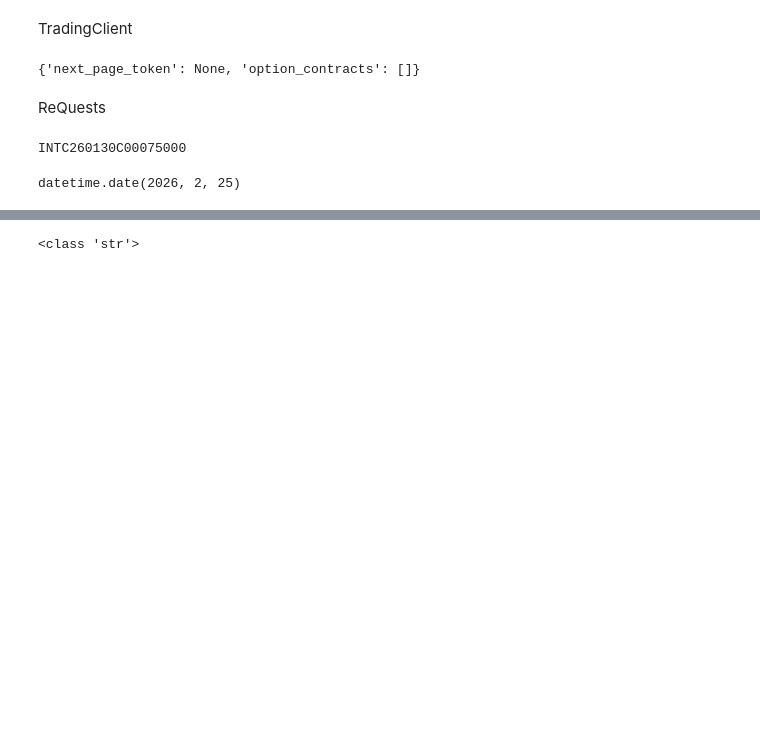
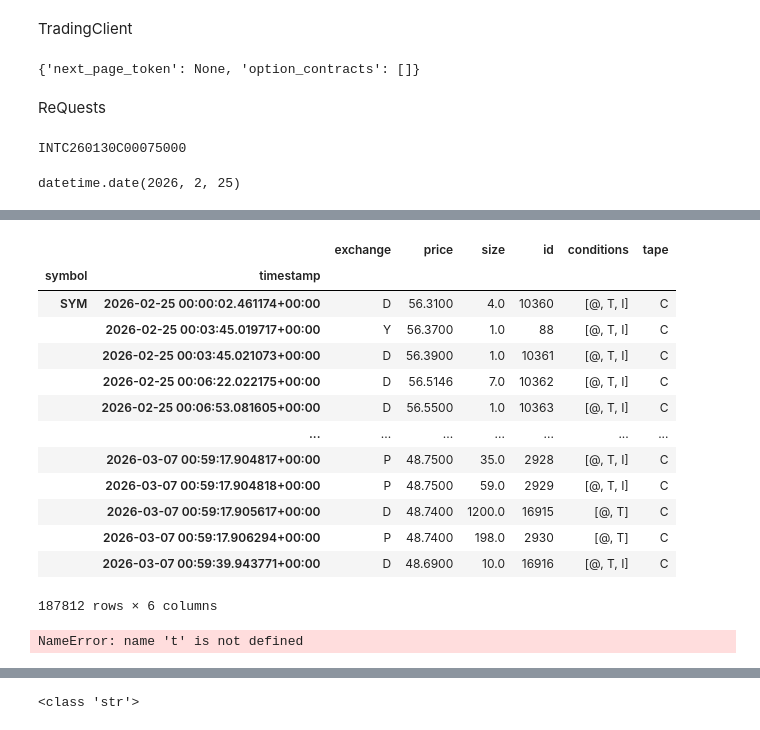
Before and after one commit to Francisleon102/Investing, a Jupyter notebook: main.ipynb, the cells around one changed output, grey strips where cells are left out. Saved outputs shown, nothing was run; the diff lists cells and outputs as text; code cells hidden in the pictures; blank space fills up the shorter version.

```diff
--- a/main.ipynb
+++ b/main.ipynb
@@ -255,3 +233,51 @@ app.exec()
+# %%
+X_bars = S_Bars[['volume', 'timestamp', 'vwap']]
+S_Trades
+# %% [output]
+|  |  | exchange | price | size | id | conditions | tape |
+| symbol | timestamp |  |  |  |  |  |  |
+| SYM | 2026-02-25 00:00:02.461174+00:00 | D | 56.3100 | 4.0 | 10360 | [@, T, I] | C |
+|  | 2026-02-25 00:03:45.019717+00:00 | Y | 56.3700 | 1.0 | 88 | [@, T, I] | C |
+|  | 2026-02-25 00:03:45.021073+00:00 | D | 56.3900 | 1.0 | 10361 | [@, T, I] | C |
+|  | 2026-02-25 00:06:22.022175+00:00 | D | 56.5146 | 7.0 | 10362 | [@, T, I] | C |
+|  | 2026-02-25 00:06:53.081605+00:00 | D | 56.5500 | 1.0 | 10363 | [@, T, I] | C |
+|  | ... | ... | ... | ... | ... | ... | ... |
+|  | 2026-03-07 00:59:17.904817+00:00 | P | 48.7500 | 35.0 | 2928 | [@, T, I] | C |
+|  | 2026-03-07 00:59:17.904818+00:00 | P | 48.7500 | 59.0 | 2929 | [@, T, I] | C |
+|  | 2026-03-07 00:59:17.905617+00:00 | D | 48.7400 | 1200.0 | 16915 | [@, T] | C |
+|  | 2026-03-07 00:59:17.906294+00:00 | P | 48.7400 | 198.0 | 2930 | [@, T] | C |
+|  | 2026-03-07 00:59:39.943771+00:00 | D | 48.6900 | 10.0 | 16916 | [@, T, I] | C |
+187812 rows × 6 columns
+# %%
+from cudf import dtype
+import cupy as cp
+from cuml.cluster import HDBSCAN
+#from sklearn.cluster import HDBSCAN
+import numpy as np
+
+
+
+
+# GPU array
+X = np.asarray(X, dtype='float32').reshape(-1,1)
+
+clusterer = HDBSCAN(
+    min_cluster_size=2,
+    min_samples=2,
+    metric="euclidean",
+    prediction_data=True
+)
+
+clusterer.fit_predict(X)
+
+lables = clusterer.n_clusters_
+
+prob = clusterer.labels_.tolist()
+
+
+print(prob)
+# %% [output]
+NameError: name 't' is not defined
 # %%
 import time
 from datetime import datetime
```
Also changed, not shown: parts of 10 cells of this notebook, 6 other files.
